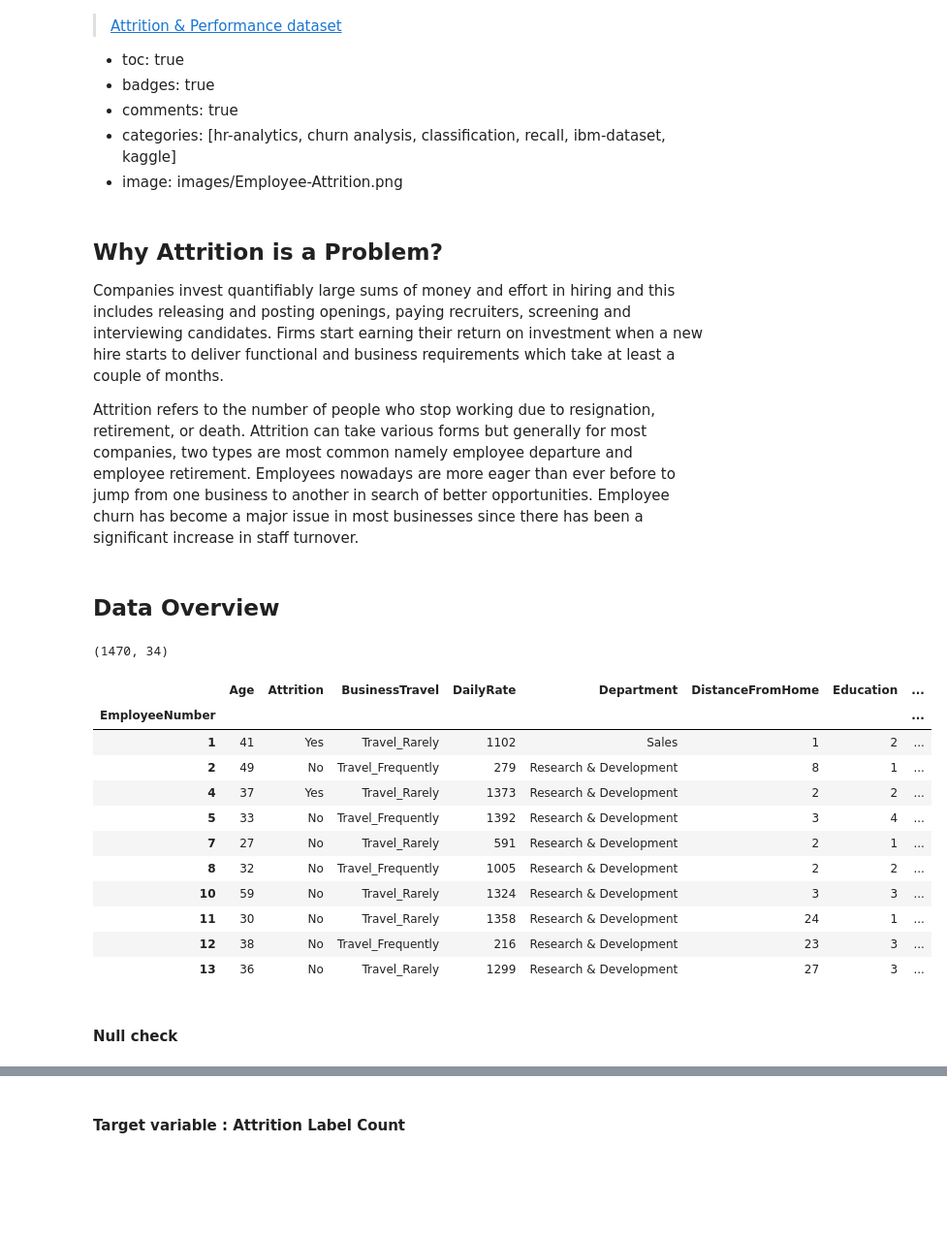
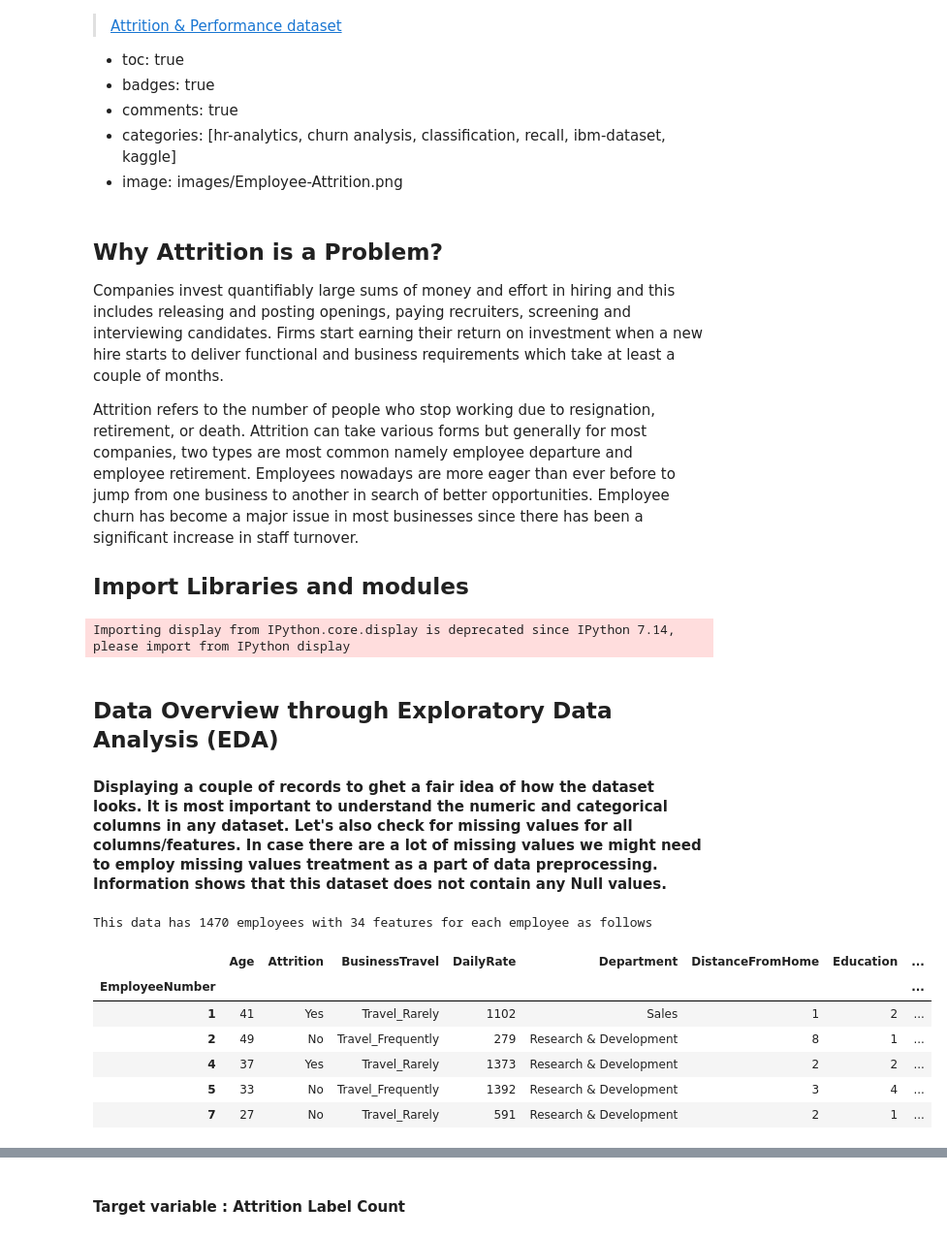
Before and after one commit to contactmansi/workoutdata, a Jupyter notebook: _notebooks/2022-01-15-Employee Churn Prediction - HR Analytics.ipynb, the cells around one changed output, grey strips where cells are left out. Shown at 97% size. Cells and saved outputs as stored; diff of their text form; code cells hidden in the pictures; blank space fills up the shorter version.

```diff
--- a/_notebooks/2022-01-15-Employee Churn Prediction - HR Analytics.ipynb
+++ b/_notebooks/2022-01-15-Employee Churn Prediction - HR Analytics.ipynb
@@ -15,6 +15,8 @@ Companies invest quantifiably large sums of money and effort in hiring and this
 
 Attrition refers to the number of people who stop working due to resignation, retirement, or death. Attrition can take various forms but generally for most companies, two types are most common namely
 employee departure and employee retirement. Employees nowadays are more eager than ever before to jump from one business to another in search of better opportunities. Employee churn has become a major issue in most businesses since there has been a significant increase in staff turnover.
+
+## Import Libraries and modules
 # %%
 #collapse
 import math
@@ -29,11 +31,8 @@ import plotly.offline as py
 import plotly.graph_objs as go
 import plotly.tools as tls
 import plotly.figure_factory as ff
-import missingno as msno
-import statsmodels.formula.api as smf
 
-from pandasql import sqldf
-from datetime import datetime
+
 from plotnine import *
 from scipy import stats
 from sklearn.linear_model import LogisticRegression
@@ -50,35 +49,31 @@ from IPython.core.display import display, HTML
 
 # settings:
 display(HTML("<style>.container { width:100% !important; }</style>"))
-pd.set_option('max_columns', None)
-pd.set_option('max_rows', None)
 pd.options.display.max_columns = 100
 pd.options.display.max_rows = 1000
 plt.rcParams['font.family'] = 'DejaVu Sans'
 plt.rcParams['axes.unicode_minus']=False
-plt.style.use('ggplot')   # fivethirtyeight
+plt.style.use('ggplot')
 psd = lambda q: sqldf(q, gloabls())
 py.init_notebook_mode(connected=True)
 warnings.filterwarnings('ignore')
+# %% [output]
+Importing display from IPython.core.display is deprecated since IPython 7.14, please import from IPython display
-# %% [markdown]
-## Data Overview
+# %% [markdown]
+## Data Overview through Exploratory Data Analysis (EDA)
+
+#### Displaying a couple of records to ghet a fair idea of how the dataset looks. It is most important to understand the numeric and categorical columns in any dataset. Let's also check for missing values for all columns/features. In case there are a lot of missing values we might need to employ missing values treatment as a part of data preprocessing. Information shows that this dataset does not contain any Null values.
 # %%
 #collapse
 data = pd.read_csv('../data/employee_attrition_ibm_data.csv', index_col='EmployeeNumber')
-display(data.shape, data.head(10))
+print(f"This data has {data.shape[0]} employees with {data.shape[1]} features for each employee as follows")
+display(data.head(5))
 # %% [output]
-(1470, 34)
+This data has 1470 employees with 34 features for each employee as follows
 |  | Age | Attrition | BusinessTravel | DailyRate | Department | DistanceFromHome | Education | ... |
 | EmployeeNumber |  |  |  |  |  |  |  | ... |
 | 1 | 41 | Yes | Travel_Rarely | 1102 | Sales | 1 | 2 | ... |
 | 2 | 49 | No | Travel_Frequently | 279 | Research & Development | 8 | 1 | ... |
 | 4 | 37 | Yes | Travel_Rarely | 1373 | Research & Development | 2 | 2 | ... |
 | 5 | 33 | No | Travel_Frequently | 1392 | Research & Development | 3 | 4 | ... |
 | 7 | 27 | No | Travel_Rarely | 591 | Research & Development | 2 | 1 | ... |
-| 8 | 32 | No | Travel_Frequently | 1005 | Research & Development | 2 | 2 | ... |
-| 10 | 59 | No | Travel_Rarely | 1324 | Research & Development | 3 | 3 | ... |
-| 11 | 30 | No | Travel_Rarely | 1358 | Research & Development | 24 | 1 | ... |
-| 12 | 38 | No | Travel_Frequently | 216 | Research & Development | 23 | 3 | ... |
-| 13 | 36 | No | Travel_Rarely | 1299 | Research & Development | 27 | 3 | ... |
-# %% [markdown]
-#### Null check
```
Also changed, not shown: parts of 3 cells of this notebook, 2 other files.
